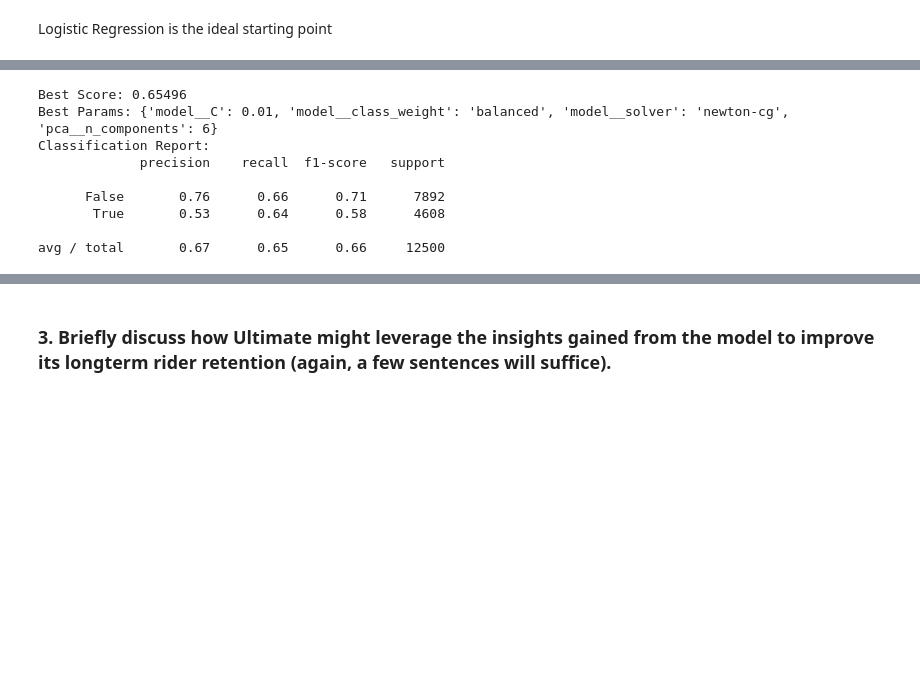
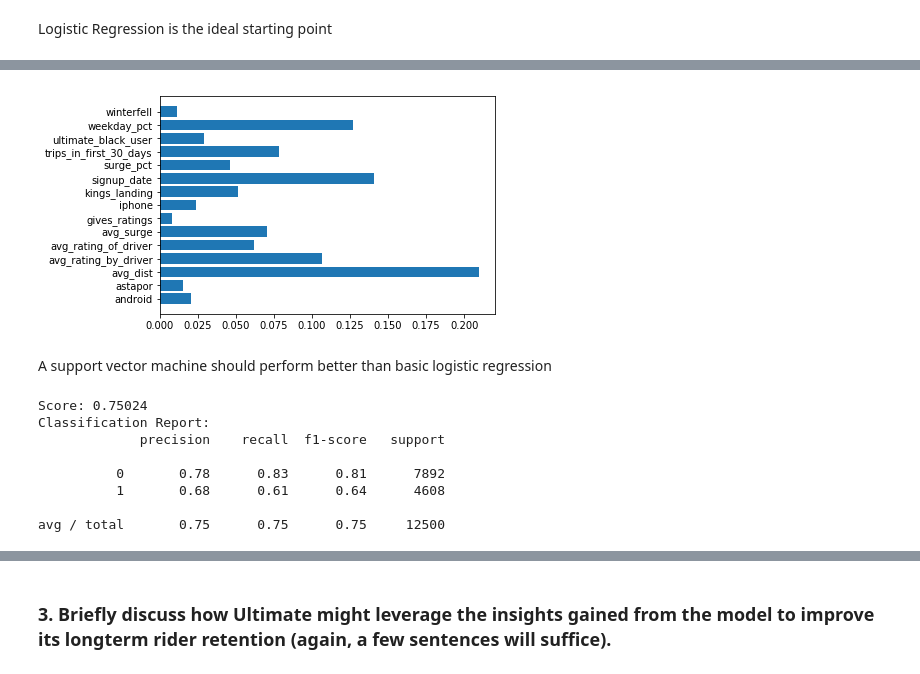
Before and after one commit to raymondgh/springboard-data-science, a Jupyter notebook: Minor Projects and Exercises/Take Home - Ultimate Technologies Inc/Ultimate Technologies.ipynb, the cells around one changed output, grey strips where cells are left out. Cells and saved outputs as stored; diff of their text form; code cells hidden in the pictures; blank space fills up the shorter version.

```diff
--- a/Minor Projects and Exercises/Take Home - Ultimate Technologies Inc/Ultimate Technologies.ipynb
+++ b/Minor Projects and Exercises/Take Home - Ultimate Technologies Inc/Ultimate Technologies.ipynb
@@ -390,16 +415,24 @@ array([[15533,  7771],
+# %%
+plt.barh(y= X_train.columns, width=model.feature_importances_)
+plt.show()
+# %% [output]
+[figure, added]
+# %% [markdown]
+A support vector machine should perform better than basic logistic regression
 # %%
-y_pred_1 = cv_1.predict(X_test)
-print("Best Score:", cv_1.score(X_test, y_test))
-print("Best Params:", cv_1.best_params_)
+model = SVC()
+model.fit(X_train, y_train)
+y_pred = model.predict(X_test)
+
+print("Score:", model.score(X_test, y_test))
 print("Classification Report:")
-print(classification_report(y_test, y_pred_1))
+print(classification_report(y_test, y_pred))
 # %% [output]
-Best Score: 0.65496
-Best Params: {'model__C': 0.01, 'model__class_weight': 'balanced', 'model__solver': 'newton-cg', 'pca__n_components': 6}
+Score: 0.75024
 Classification Report:
              precision    recall  f1-score   support
 
-      False       0.76      0.66      0.71      7892
-       True       0.53      0.64      0.58      4608
+          0       0.78      0.83      0.81      7892
+          1       0.68      0.61      0.64      4608
 
-avg / total       0.67      0.65      0.66     12500
+avg / total       0.75      0.75      0.75     12500
```
Also changed, not shown: parts of 27 cells of this notebook.
